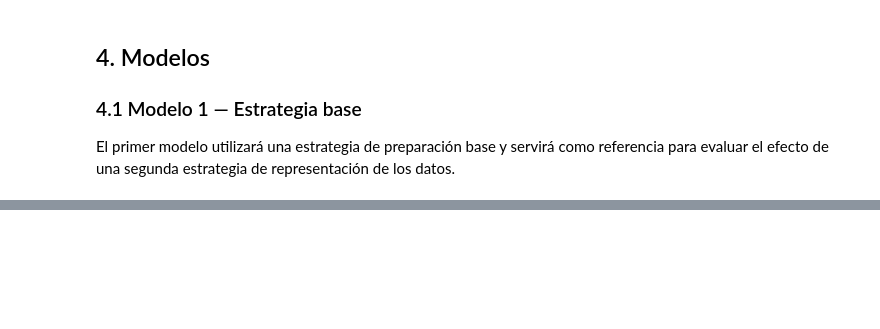
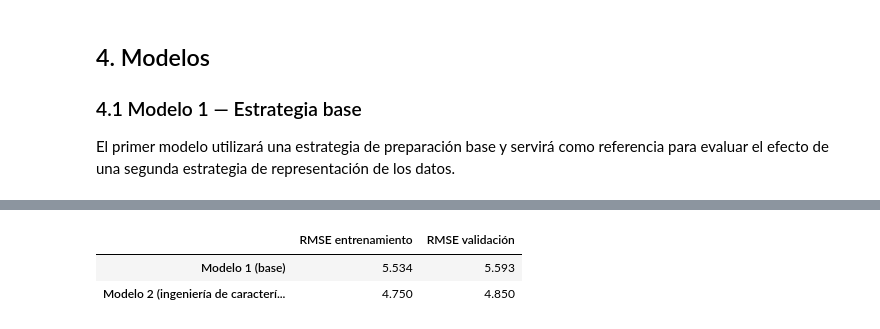
Before and after one commit to dazambrano2/MaterialDeClase-ISIS-2611, a Jupyter notebook: 202620/Laboratorios/L1/Lab1.ipynb, the cells around one changed output, grey strips where cells are left out. Saved outputs shown, nothing was run; the diff lists cells and outputs as text; code cells hidden in the pictures; blank space fills up the shorter version.

```diff
--- a/202620/Laboratorios/L1/Lab1.ipynb
+++ b/202620/Laboratorios/L1/Lab1.ipynb
@@ -989,45 +1142,74 @@ El segundo modelo utilizará una estrategia de preparación diferente, mantenien
 # %%
-#4.2 — Modelo 2: selección de variables numéricas por correlación
+#4.2 — Modelo 2: ingeniería de características
 
-correlacion_train = (
-    X_train[variables_numericas]
-    .assign(temp_max_manana=y_train)
-    .corr()["temp_max_manana"]
-    .drop("temp_max_manana")
-)
-print(correlacion_train.sort_values(key=abs, ascending=False))
+# Grupos de variables cuyo mínimo y máximo se sustituyen por el rango (max - min).
+grupos_min_max = {
+    "presion": ("presion_min", "presion_max"),
+    "humedad": ("humedad_min", "humedad_max"),
+    "viento": ("viento_min", "viento_max"),
+    "rafaga": ("rafaga_min", "rafaga_max"),
+}
 
-umbral = 0.09
-variables_numericas_m2 = correlacion_train[correlacion_train.abs() >= umbral].index.tolist()
-print("Variables numéricas conservadas en el Modelo 2:", variables_numericas_m2)
 
-transformador_numerico_m2 = Pipeline(steps=[
-    ("imputador", SimpleImputer(strategy="mean")),
-    ("escalador", StandardScaler()),
-])
-transformador_categorico_m2 = Pipeline(steps=[
-    ("imputador", SimpleImputer(strategy="most_frequent")),
-    ("codificador", OneHotEncoder(handle_unknown="ignore")),
-])
+def construir_caracteristicas_m2(df):
+    """Ingeniería de características del Modelo 2. Todas las operaciones son
+    determinísticas y se calculan fila a fila, sin usar ninguna estadística del
+    conjunto de datos, por lo que pueden aplicarse igual a entrenamiento, a
+    validación y a datos nuevos sin riesgo de fuga de información."""
+    df = df.copy()
 
-preprocesador_m2 = ColumnTransformer(transformers=[
-    ("num", transformador_numerico_m2, variables_numericas_m2),
-    ("cat", transformador_categorico_m2, variables_categoricas),
-])
+    # 1. Ciclo anual: el día del año es una variable circular de periodo ~365.25.
+    angulo_dia = 2 * np.pi * df["dia_del_anio"] / 365.25
+    df["dia_sin"] = np.sin(angulo_dia)
+    df["dia_cos"] = np.cos(angulo_dia)
+
+    # 2. Dirección del viento: variable circular de periodo 360 grados.
+    angulo_direccion = np.deg2rad(df["direccion_viento"])
+    df["direccion_sin"] = np.sin(angulo_direccion)
+    df["direccion_cos"] = np.cos(angulo_direccion)
+
+    # 3. Rango diario de cada grupo, en sustitución de su mínimo y su máximo.
+    for grupo, (col_min, col_max) in grupos_min_max.items():
+        df[f"{grupo}_rango"] = df[col_max] - df[col_min]
+
+    columnas_sustituidas = ["dia_del_anio", "direccion_viento"]
+    columnas_sustituidas += [c for par in grupos_min_max.values() for c in par]
+    # estacion se descarta: duplica el ciclo anual que ya capturan dia_sin/dia_cos.
+    columnas_sustituidas += ["estacion"]
+
+    return df.drop(columns=columnas_sustituidas)
+
+
+# Las listas de columnas se obtienen aplicando la ingeniería a X_train, que es la
+# única parte de los datos que puede inspeccionarse en esta etapa.
+X_train_m2 = construir_caracteristicas_m2(X_train)
+variables_numericas_m2 = X_train_m2.select_dtypes("number").columns.tolist()
+variables_categoricas_m2 = X_train_m2.select_dtypes(exclude="number").columns.tolist()
+
+print("Variables numéricas del Modelo 2:", variables_numericas_m2)
+print("Variables categóricas del Modelo 2:", variables_categoricas_m2)
 
 modelo_2 = Pipeline(steps=[
-    ("preprocesamiento", preprocesador_m2),
+    ("ingenieria", FunctionTransformer(construir_caracteristicas_m2)),
+    ("preprocesamiento", construir_preprocesador(
+        variables_numericas_m2, variables_categoricas_m2, imputacion_numerica="median")),
     ("modelo", LinearRegression()),
 ])
 
 modelo_2.fit(X_train, y_train)
 
-y_train_pred_m2 = modelo_2.predict(X_train)
-y_val_pred_m2 = modelo_2.predict(X_val)
+rmse_train_m2 = mean_squared_error(y_train, modelo_2.predict(X_train)) ** 0.5
+rmse_val_m2 = mean_squared_error(y_val, modelo_2.predict(X_val)) ** 0.5
 
-rmse_train_m2 = mean_squared_error(y_train, y_train_pred_m2) ** 0.5
-rmse_val_m2 = mean_squared_error(y_val, y_val_pred_m2) ** 0.5
+print("\nModelo 2 (ingeniería de características) — RMSE entrenamiento:", round(rmse_train_m2, 3))
+print("Modelo 2 (ingeniería de características) — RMSE validación:  ", round(rmse_val_m2, 3))
+print("\nCaracterísticas que entran a la regresión:", len(nombres_caracteristicas(modelo_2)))
 
-print("Modelo 2 (selección por correlación) — RMSE entrenamiento:", round(rmse_train_m2, 3))
-print("Modelo 2 (selección por correlación) — RMSE validación:", round(rmse_val_m2, 3))
+print("\nComparación rápida sobre el conjunto de validación interno:")
+display(pd.DataFrame({
+    "RMSE entrenamiento": [rmse_train_m1, rmse_train_m2],
+    "RMSE validación": [rmse_val_m1, rmse_val_m2],
+}, index=["Modelo 1 (base)", "Modelo 2 (ingeniería de características)"]).round(3))
+
+modelo_2
 # %% [output]
@@ -1050,0 +1225,3 @@ Modelo 2 (selección por correlación) — RMSE validación: 5.583
+|  | RMSE entrenamiento | RMSE validación |
+| Modelo 1 (base) | 5.534 | 5.593 |
+| Modelo 2 (ingeniería de caracterí... | 4.750 | 4.850 |
```
Also changed, not shown: parts of 24 cells of this notebook.
